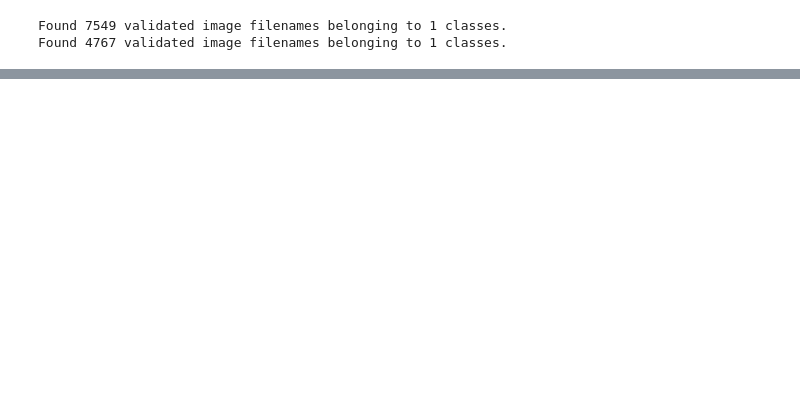
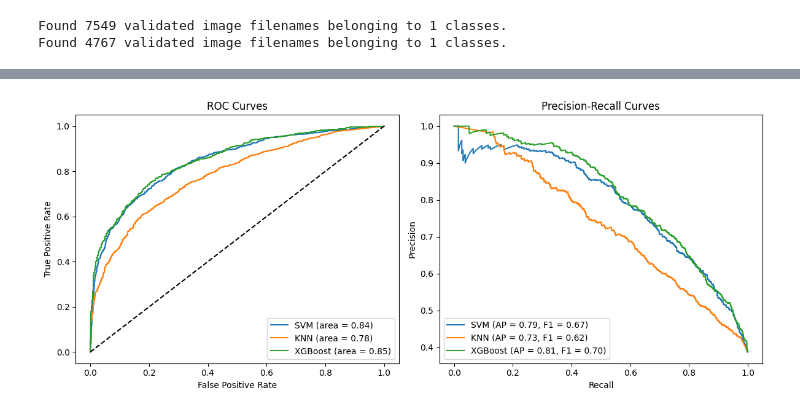
Before and after one commit to AhmedElZubair38/DISSERTATION, a Jupyter notebook: MOSTLY_Data_3/MODEL_2A.ipynb, the cells around one changed output, grey strips where cells are left out. Drawn from its saved outputs; the diff is of its cells as text; code cells hidden in the pictures; blank space fills up the shorter version.

Commit message:
model 2A done

```diff
--- a/MOSTLY_Data_3/MODEL_2A.ipynb
+++ b/MOSTLY_Data_3/MODEL_2A.ipynb
@@ -844,13 +941,13 @@ import matplotlib.pyplot as plt
 
 # Assuming you have the true labels and predicted probabilities for each model
 true_labels = test_labels
-svm_probs = svm_model.predict_proba(test_features)[:, 1]
+svm_probs = svm_model.predict_proba(test_features_combined)[:, 1]
 
 # KNN probabilities
-knn_probs = knn_model.predict_proba(test_features)[:, 1]
+knn_probs = knn_model.predict_proba(test_features_combined)[:, 1]
 
 # XGBoost probabilities
-xgb_probs = xgb_model.predict_proba(test_features)[:, 1]
+xgb_probs = xgb_model.predict_proba(test_features_combined)[:, 1]
 
 # Calculate ROC curve and ROC area for each model
 fpr_svm, tpr_svm, _ = roc_curve(true_labels, svm_probs)
@@ -873,33 +970,35 @@ f1_knn = f1_score(true_labels, knn_probs.round())
 
 precision_xgb, recall_xgb, _ = precision_recall_curve(true_labels, xgb_probs)
 ap_xgb = average_precision_score(true_labels, xgb_probs)
 f1_xgb = f1_score(true_labels, xgb_probs.round())
 
 # Plot all ROC curves
 plt.figure(figsize=(12, 5))
 
 plt.subplot(1, 2, 1)
 plt.plot(fpr_svm, tpr_svm, label=f'SVM (area = {roc_auc_svm:.2f})')
 plt.plot(fpr_knn, tpr_knn, label=f'KNN (area = {roc_auc_knn:.2f})')
 plt.plot(fpr_xgb, tpr_xgb, label=f'XGBoost (area = {roc_auc_xgb:.2f})')
 plt.plot([0, 1], [0, 1], 'k--')
 plt.xlabel('False Positive Rate')
 plt.ylabel('True Positive Rate')
 plt.title('ROC Curves')
 plt.legend(loc='lower right')
 
 # Plot all Precision-Recall curves
 plt.subplot(1, 2, 2)
 plt.plot(recall_svm, precision_svm, label=f'SVM (AP = {ap_svm:.2f}, F1 = {f1_svm:.2f})')
 plt.plot(recall_knn, precision_knn, label=f'KNN (AP = {ap_knn:.2f}, F1 = {f1_knn:.2f})')
 plt.plot(recall_xgb, precision_xgb, label=f'XGBoost (AP = {ap_xgb:.2f}, F1 = {f1_xgb:.2f})')
 plt.xlabel('Recall')
 plt.ylabel('Precision')
 plt.title('Precision-Recall Curves')
 plt.legend(loc='lower left')
 
 plt.tight_layout()
 plt.show()
+# %% [output]
+[figure, added]
 # %%
 # # Plot the confusion matrix heatmap
 # plt.figure(figsize=(8, 6))
```
Also changed, not shown: parts of 19 cells of this notebook.
